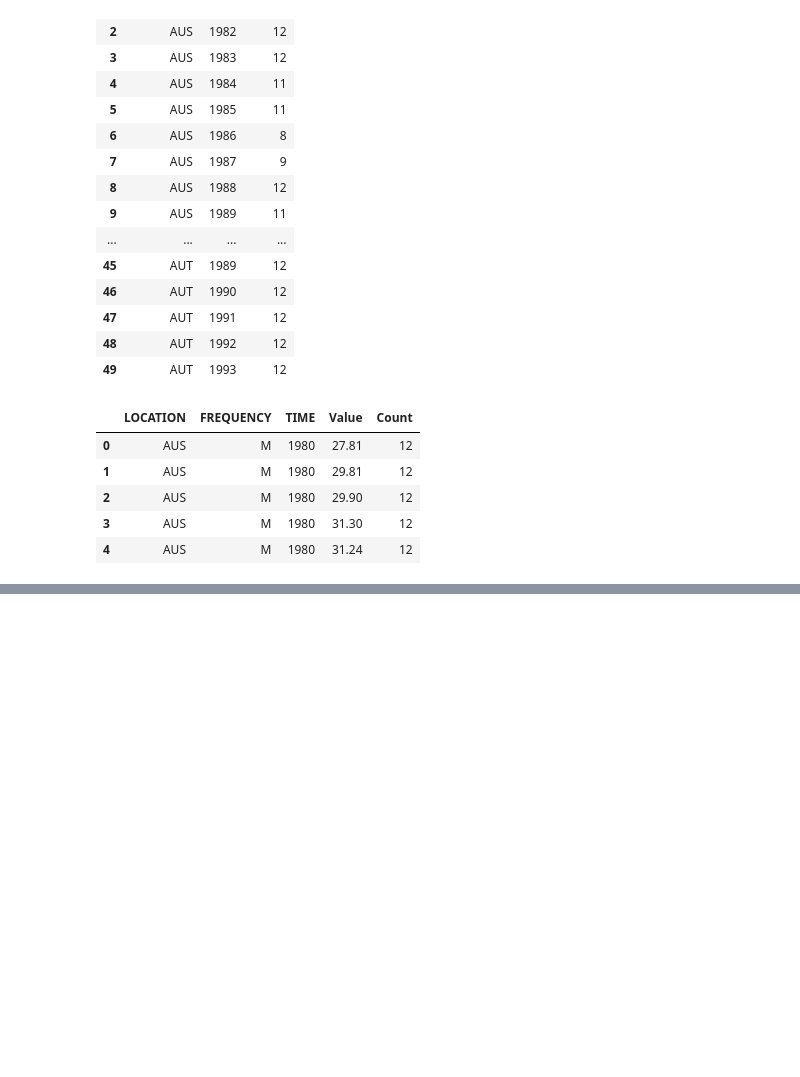
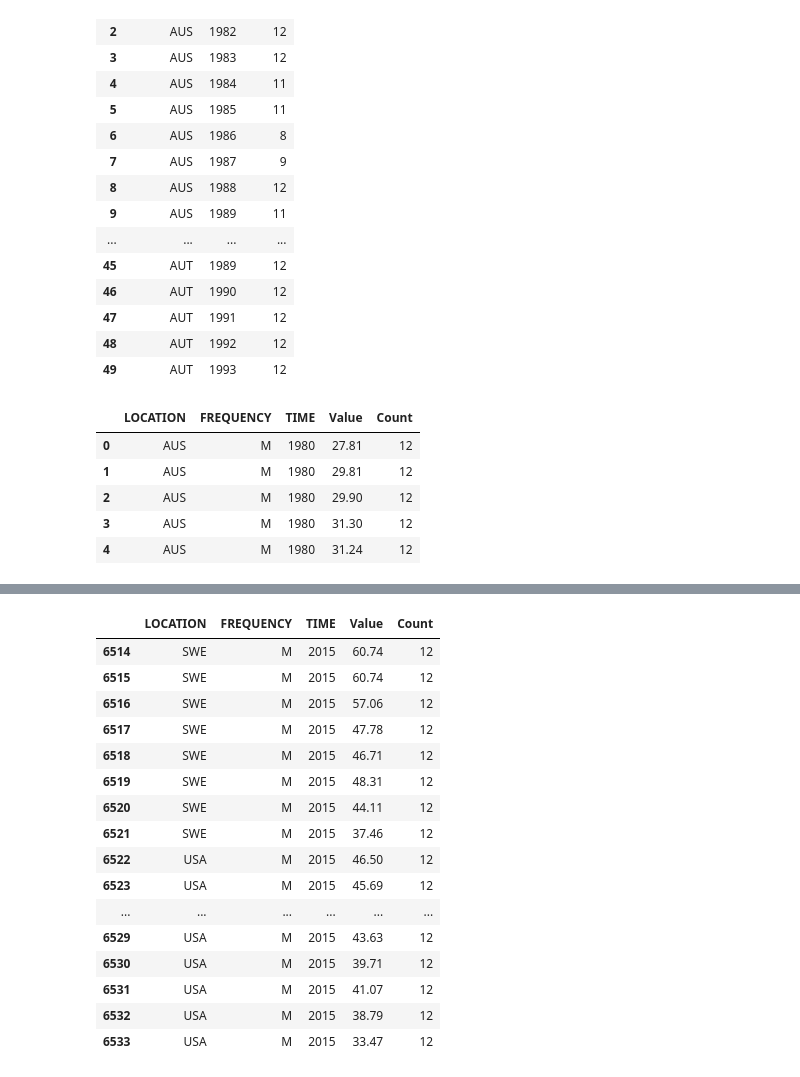
Before and after one commit to sbs23060/Sem2_CA1, a Jupyter notebook: Sem_2_CA_1.ipynb, the cells around one changed output, grey strips where cells are left out. Drawn from its saved outputs; the diff is of its cells as text; code cells hidden in the pictures; blank space fills up the shorter version.

```diff
--- a/Sem_2_CA_1.ipynb
+++ b/Sem_2_CA_1.ipynb
@@ -273,0 +283,2 @@ oil_prices.head(5) # Checking the merge was successful
+# %%
+oil_prices=oil_prices[oil_prices['Count']==12] # Filtering for only TIME/LOCATION combinations with full 12 months worth of data
@@ -273,0 +304,20 @@ oil_prices.head(5) # Checking the merge was successful
+# %%
+oil_prices.tail(20)
+# %% [output]
+|  | LOCATION | FREQUENCY | TIME | Value | Count |
+| 6514 | SWE | M | 2015 | 60.74 | 12 |
+| 6515 | SWE | M | 2015 | 60.74 | 12 |
+| 6516 | SWE | M | 2015 | 57.06 | 12 |
+| 6517 | SWE | M | 2015 | 47.78 | 12 |
+| 6518 | SWE | M | 2015 | 46.71 | 12 |
+| 6519 | SWE | M | 2015 | 48.31 | 12 |
+| 6520 | SWE | M | 2015 | 44.11 | 12 |
+| 6521 | SWE | M | 2015 | 37.46 | 12 |
+| 6522 | USA | M | 2015 | 46.50 | 12 |
+| 6523 | USA | M | 2015 | 45.69 | 12 |
+| ... | ... | ... | ... | ... | ... |
+| 6529 | USA | M | 2015 | 43.63 | 12 |
+| 6530 | USA | M | 2015 | 39.71 | 12 |
+| 6531 | USA | M | 2015 | 41.07 | 12 |
+| 6532 | USA | M | 2015 | 38.79 | 12 |
+| 6533 | USA | M | 2015 | 33.47 | 12 |
```
Also changed, not shown: parts of 7 cells of this notebook.
